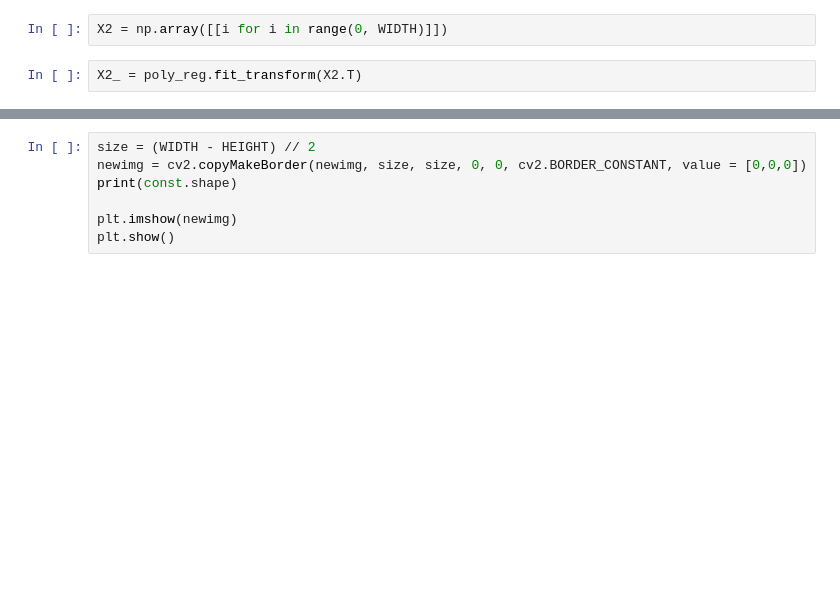
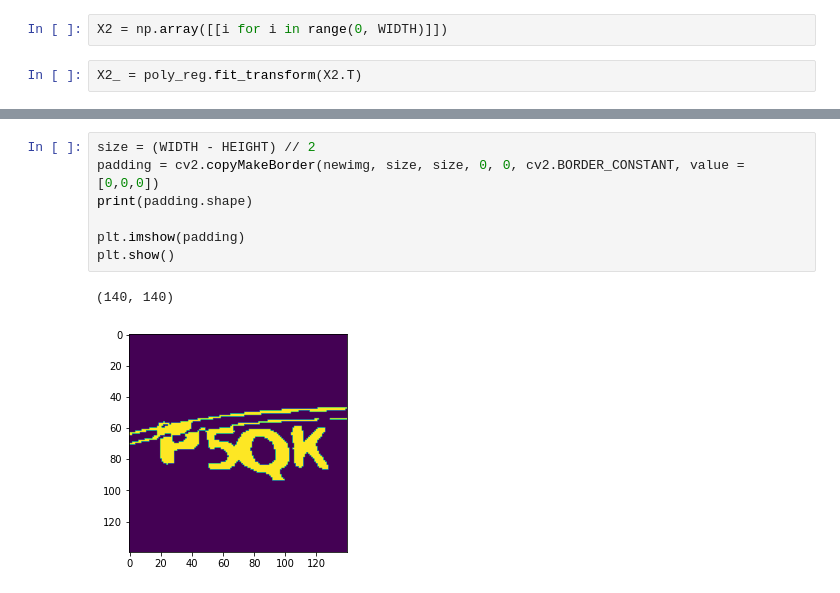
Before and after one commit to maxmilian/thsrc_captcha, a Jupyter notebook: preprocess.ipynb, the cells around one changed output, grey strips where cells are left out. Cells and saved outputs as stored; diff of their text form; blank space fills up the shorter version.

```diff
--- a/preprocess.ipynb
+++ b/preprocess.ipynb
@@ -62,10 +75,13 @@ plt.show()
 # %%
 size = (WIDTH - HEIGHT) // 2
-newimg = cv2.copyMakeBorder(newimg, size, size, 0, 0, cv2.BORDER_CONSTANT, value = [0,0,0])
-print(const.shape)
+padding = cv2.copyMakeBorder(newimg, size, size, 0, 0, cv2.BORDER_CONSTANT, value = [0,0,0])
+print(padding.shape)
 
-plt.imshow(newimg)
+plt.imshow(padding)
 plt.show()
+# %% [output]
+(140, 140)
+[figure, added]
 # %%
 plt.subplot(211)
 plt.imshow(thresh)
```
Also changed, not shown: parts of 8 cells of this notebook, 4 other files.
